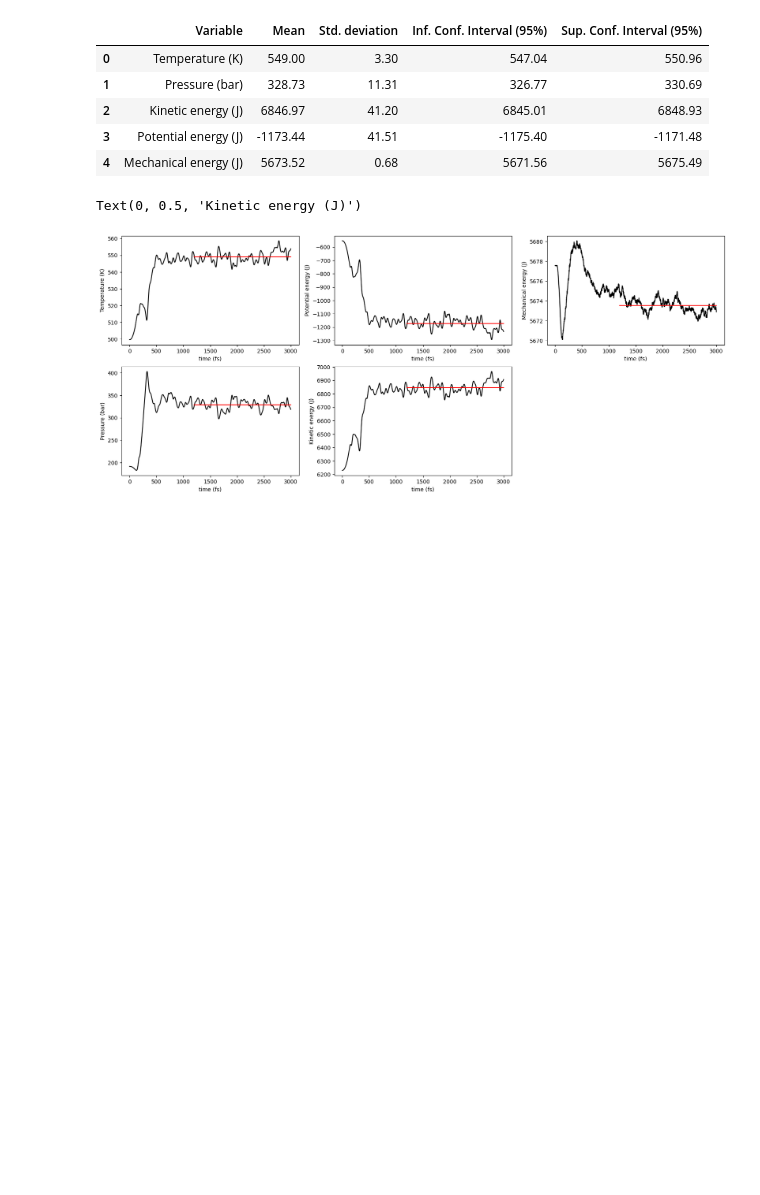
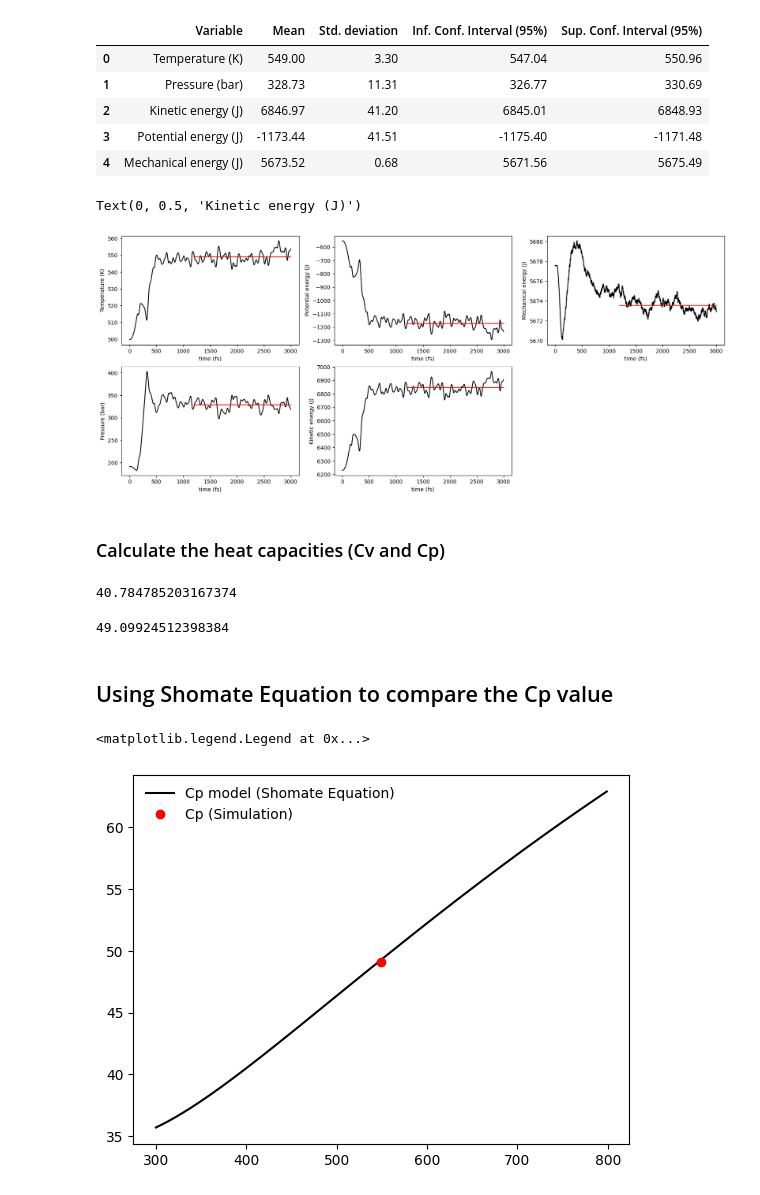
Before and after one commit to willc127/equilibrium_statistical_mechanics, a Jupyter notebook: graphs.ipynb, the cells around one changed output. Cells and saved outputs as stored; diff of their text form; code cells hidden in the pictures; blank space fills up the shorter version.

Commit message:
Cp and Cv calculated

```diff
--- a/graphs.ipynb
+++ b/graphs.ipynb
@@ -123,3 +123,36 @@ plt.ylabel('Kinetic energy (J)')
 # %% [output]
 Text(0, 0.5, 'Kinetic energy (J)')
 [figure]
+# %% [markdown]
+### Calculate the heat capacities (Cv and Cp)
+# %%
+#Cv wolfram = 41.87 J/(mol K)
+kb = 1.38064852E-23 #J/K
+Cv = (kin_sd**2)/(kb*temp_mean**2)/1E19
+Cv
+# %% [output]
+40.784785203167374
+# %%
+#Cp wolfram = 54.53 J/(mol K)
+NA = 6.0221409E23
+Cp = kb*NA + Cv
+Cp
+# %% [output]
+49.09924512398384
+# %% [markdown]
+## Using Shomate Equation to compare the Cp value
+# %%
+A = -0.703029
+B = 108.4773
+C = -42.52157
+D = 5.862788
+E = 0.678565
+T = np.arange(300,800)/1000
+Cp_model = A + B*T + C*T**2 + D*T**3 + E/(T**2)
+
+plt.plot(T*1000,Cp_model,'-', color ='black', label = 'Cp model (Shomate Equation)')
+plt.plot(temp_mean,Cp,'o', color ='red', label = 'Cp (Simulation)')
+plt.legend(loc='best', frameon=False)
+# %% [output]
+<matplotlib.legend.Legend at 0x...>
+[figure, added]
```
